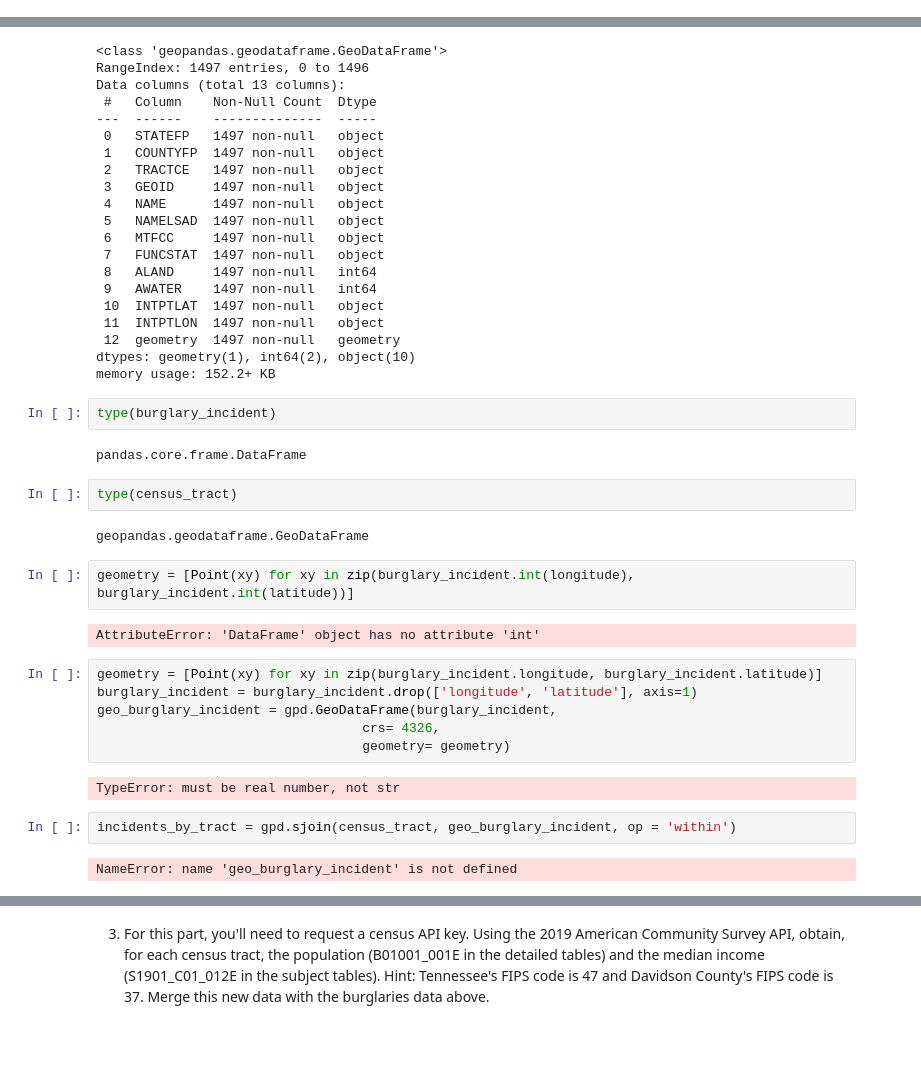
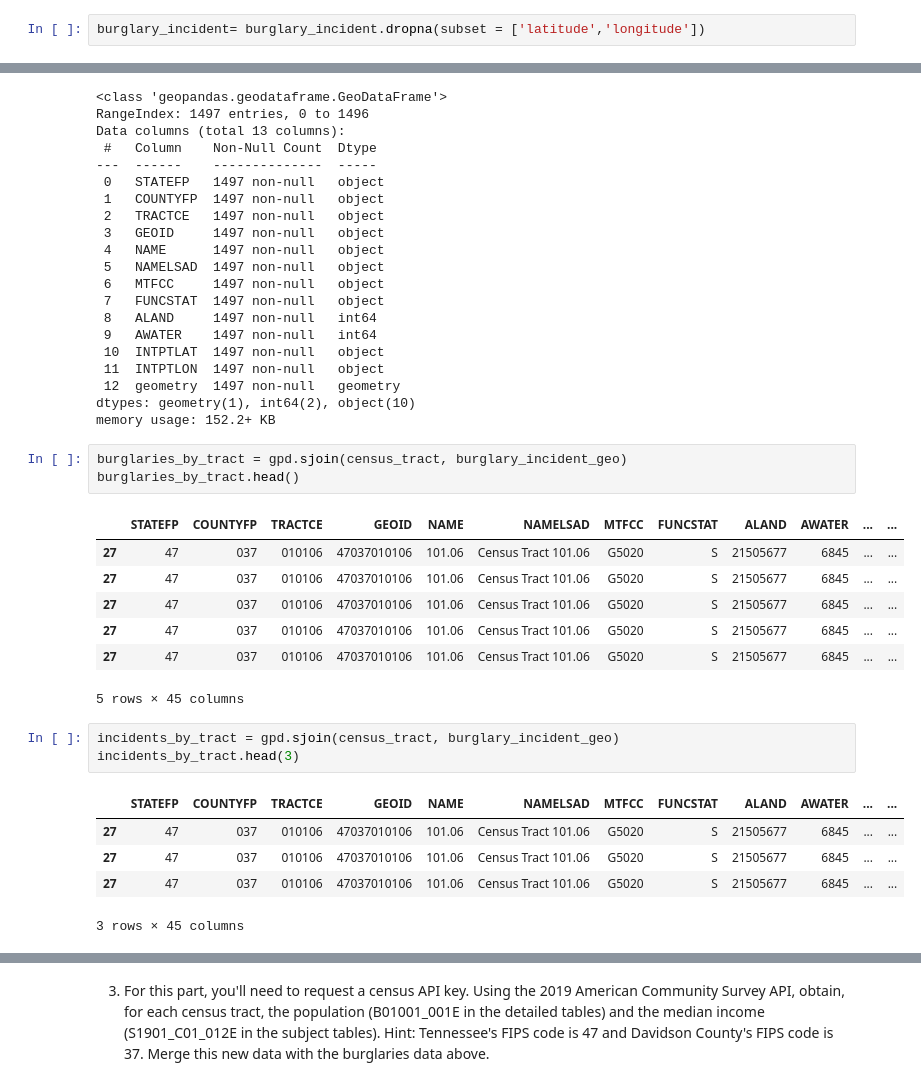
Before and after one commit to nss-data-science-cohort-5/geospatial_api-orange-oscelots, a Jupyter notebook: notebooks/Burglaries in Davidson County.ipynb, the cells around one changed output, grey strips where cells are left out. Cells and saved outputs as stored; diff of their text form; blank space fills up the shorter version.

```diff
--- a/notebooks/Burglaries in Davidson County.ipynb
+++ b/notebooks/Burglaries in Davidson County.ipynb
@@ -127,0 +161,2 @@ dtype: int64
+# %%
+burglary_incident= burglary_incident.dropna(subset = ['latitude','longitude'])
@@ -164,26 +211,22 @@ Data columns (total 13 columns):
 dtypes: geometry(1), int64(2), object(10)
 memory usage: 152.2+ KB
 # %%
-type(burglary_incident)
+burglaries_by_tract = gpd.sjoin(census_tract, burglary_incident_geo)
+burglaries_by_tract.head()
 # %% [output]
+|  | STATEFP | COUNTYFP | TRACTCE | GEOID | NAME | NAMELSAD | MTFCC | FUNCSTAT | ALAND | AWATER | ... | ... |
+| 27 | 47 | 037 | 010106 | 47037010106 | 101.06 | Census Tract 101.06 | G5020 | S | 21505677 | 6845 | ... | ... |
+| 27 | 47 | 037 | 010106 | 47037010106 | 101.06 | Census Tract 101.06 | G5020 | S | 21505677 | 6845 | ... | ... |
+| 27 | 47 | 037 | 010106 | 47037010106 | 101.06 | Census Tract 101.06 | G5020 | S | 21505677 | 6845 | ... | ... |
+| 27 | 47 | 037 | 010106 | 47037010106 | 101.06 | Census Tract 101.06 | G5020 | S | 21505677 | 6845 | ... | ... |
+| 27 | 47 | 037 | 010106 | 47037010106 | 101.06 | Census Tract 101.06 | G5020 | S | 21505677 | 6845 | ... | ... |
-pandas.core.frame.DataFrame
+5 rows × 45 columns
-# %%
-type(census_tract)
-# %% [output]
-geopandas.geodataframe.GeoDataFrame
-# %%
-geometry = [Point(xy) for xy in zip(burglary_incident.int(longitude), burglary_incident.int(latitude))]
-# %% [output]
-AttributeError: 'DataFrame' object has no attribute 'int'
-# %%
-geometry = [Point(xy) for xy in zip(burglary_incident.longitude, burglary_incident.latitude)]
-burglary_incident = burglary_incident.drop(['longitude', 'latitude'], axis=1)
-geo_burglary_incident = gpd.GeoDataFrame(burglary_incident,
-                                  crs= 4326,
-                                  geometry= geometry)
-# %% [output]
-TypeError: must be real number, not str
 # %%
-incidents_by_tract = gpd.sjoin(census_tract, geo_burglary_incident, op = 'within')
+incidents_by_tract = gpd.sjoin(census_tract, burglary_incident_geo)
+incidents_by_tract.head(3)
 # %% [output]
+|  | STATEFP | COUNTYFP | TRACTCE | GEOID | NAME | NAMELSAD | MTFCC | FUNCSTAT | ALAND | AWATER | ... | ... |
+| 27 | 47 | 037 | 010106 | 47037010106 | 101.06 | Census Tract 101.06 | G5020 | S | 21505677 | 6845 | ... | ... |
+| 27 | 47 | 037 | 010106 | 47037010106 | 101.06 | Census Tract 101.06 | G5020 | S | 21505677 | 6845 | ... | ... |
+| 27 | 47 | 037 | 010106 | 47037010106 | 101.06 | Census Tract 101.06 | G5020 | S | 21505677 | 6845 | ... | ... |
-NameError: name 'geo_burglary_incident' is not defined
+3 rows × 45 columns
```
Also changed, not shown: parts of 34 cells of this notebook.
